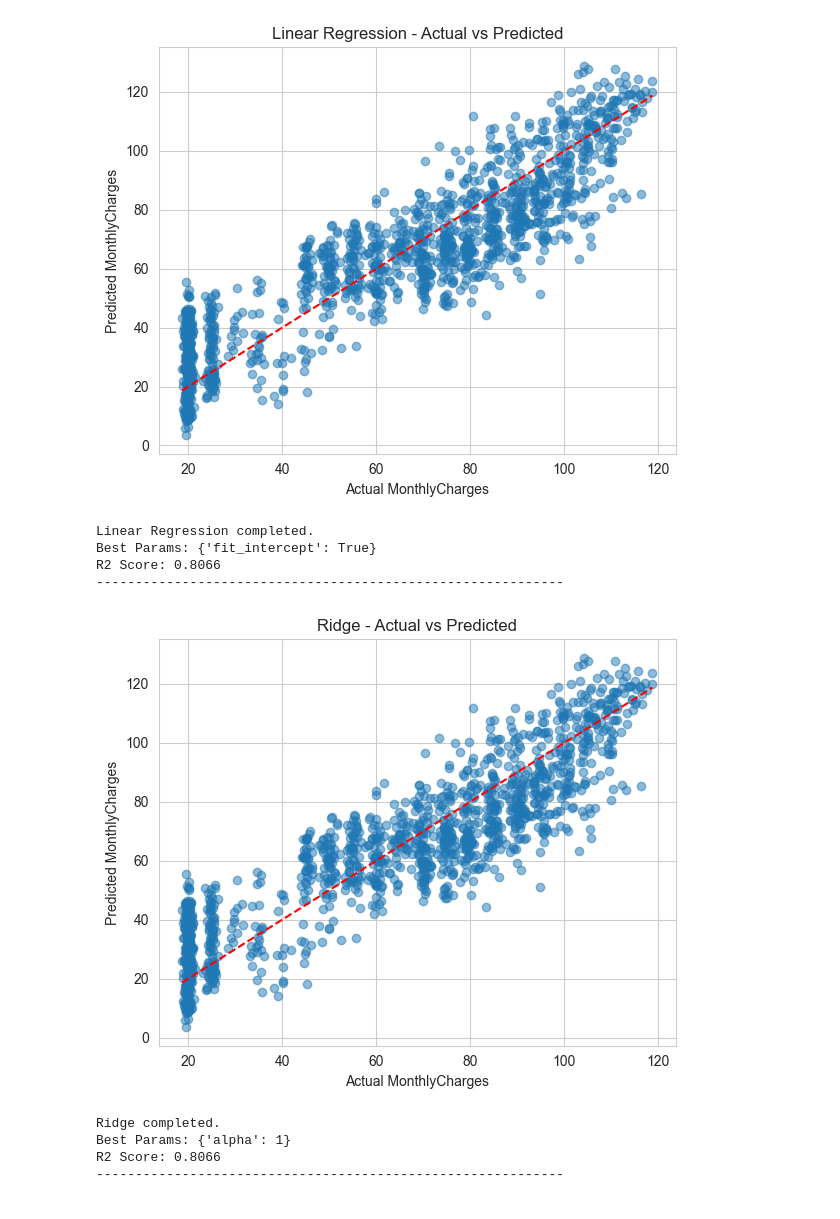
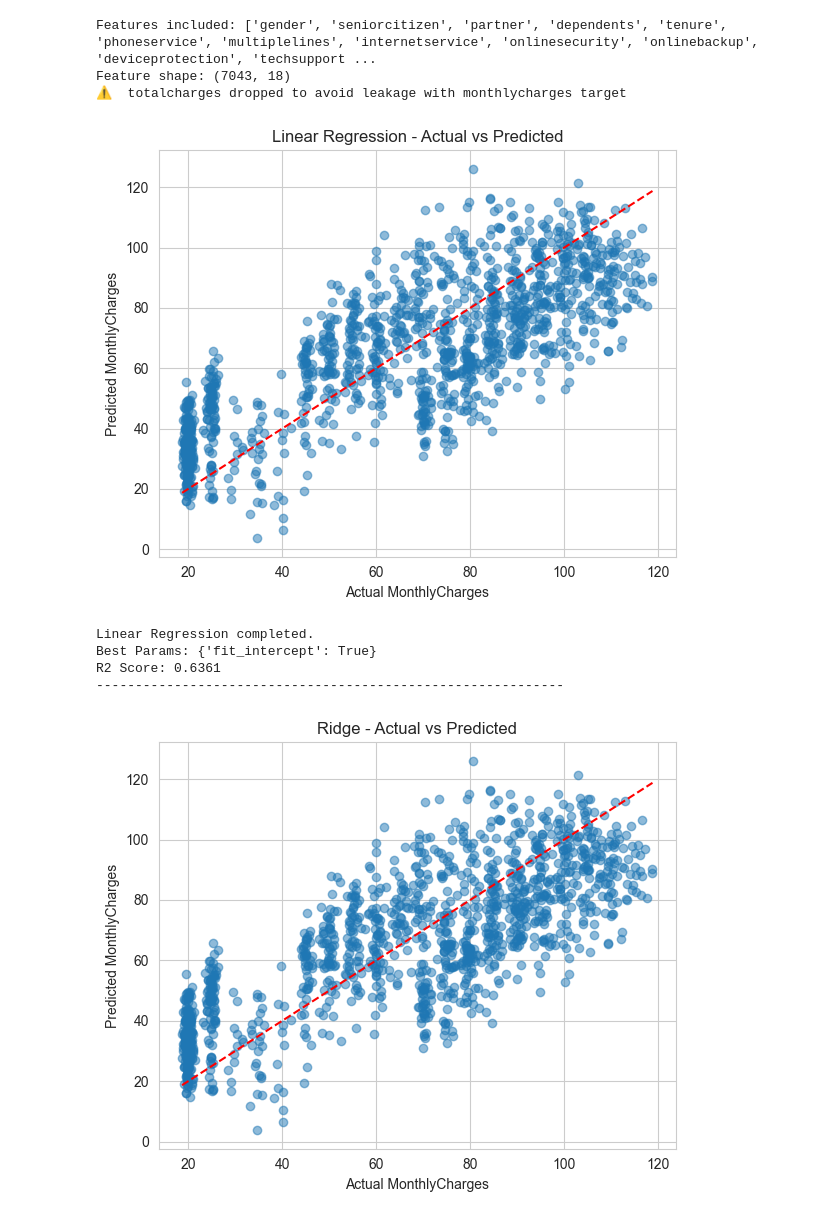
Before and after one commit to KeerthivasanV08/teleconnect-ml-assignment, a Jupyter notebook: notebooks/04_Regression.ipynb, the cells around one changed output. Drawn from its saved outputs; the diff is of its cells as text; code cells hidden in the pictures.

```diff
--- a/notebooks/04_Regression.ipynb
+++ b/notebooks/04_Regression.ipynb
@@ -36,8 +36,14 @@ df = pd.read_csv("../data/processed/telco_cleaned.csv")
 # Target
 y = df["monthlycharges"]
 
-# Features
-X = df.drop(columns=["customerid", "monthlycharges"])
+# Features: DROP totalcharges to avoid leakage
+# Rationale: totalcharges ≈ monthlycharges × tenure + initial_charge
+#           Using totalcharges as a predictor inflates model performance artificially
+X = df.drop(columns=["customerid", "monthlycharges", "totalcharges"])
+
+print("Features included:", X.columns.tolist())
+print("Feature shape:", X.shape)
+print("⚠️  totalcharges dropped to avoid leakage with monthlycharges target")
 
 # Encode categorical columns
 categorical_cols = X.select_dtypes(include=["object"]).columns
@@ -228,40 +234,54 @@ best_predictions = {
 best_pred = best_predictions[best_model_name]
 residuals = y_test - best_pred
 
 plt.figure(figsize=(8, 5))
 sns.histplot(residuals, kde=True)
 plt.title(f"{best_model_name} - Residual Distribution")
 plt.xlabel("Residuals")
 save_figure("../reports/figures/best_model_residual_distribution.png")
 plt.show()
 
+# ============================================================
+# Step 4b — Residuals vs Fitted Plot
+# ============================================================
+plt.figure(figsize=(8, 5))
+plt.scatter(best_pred, residuals, alpha=0.5, edgecolors='k')
+plt.axhline(y=0, color='r', linestyle='--', linewidth=2)
+plt.xlabel("Fitted Values (Predicted MonthlyCharges)")
+plt.ylabel("Residuals")
+plt.title(f"{best_model_name} - Residuals vs Fitted Values")
+plt.grid(True, alpha=0.3)
+save_figure("../reports/figures/residuals_vs_fitted.png")
+plt.show()
+
+print(f"✓ Residuals vs Fitted plot saved to ../reports/figures/residuals_vs_fitted.png")
+
 
 # ============================================================
 # Step 5 — Coefficient Analysis (Linear Models)
 # ============================================================
 linear_models = {
     "Linear Regression": lr_model,
     "Ridge": ridge_model,
     "Lasso": lasso_model,
     "ElasticNet": elastic_model
 }
 
 for name, model in linear_models.items():
     coef_df = pd.DataFrame({
         "Feature": X_train_scaled.columns,
         "Coefficient": model.coef_
     }).sort_values("Coefficient", key=abs, ascending=False)
 
     print(f"\n{name} - Top Coefficients")
     display(coef_df.head(10))
 # %% [output]
+Features included: ['gender', 'seniorcitizen', 'partner', 'dependents', 'tenure', 'phoneservice', 'multiplelines', 'internetservice', 'onlinesecurity', 'onlinebackup', 'deviceprotection', 'techsupport ...
+Feature shape: (7043, 18)
+⚠️  totalcharges dropped to avoid leakage with monthlycharges target
-[figure, old version]
+[figure, new version]
-Linear Regression completed.
-Best Params: {'fit_intercept': True}
-R2 Score: 0.8066
-------------------------------------------------------------
+Linear Regression completed.
+Best Params: {'fit_intercept': True}
+R2 Score: 0.6361
+------------------------------------------------------------
-[figure, old version]
+[figure, new version]
-Ridge completed.
-Best Params: {'alpha': 1}
-R2 Score: 0.8066
-------------------------------------------------------------
```
Also changed, not shown: parts of 3 cells of this notebook, 25 other files.
